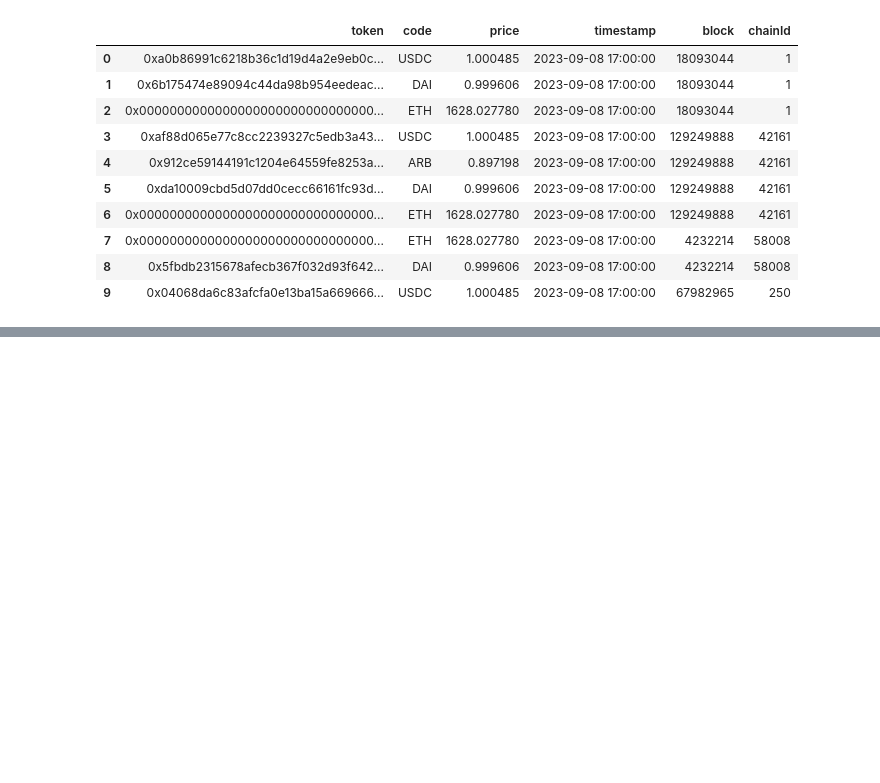
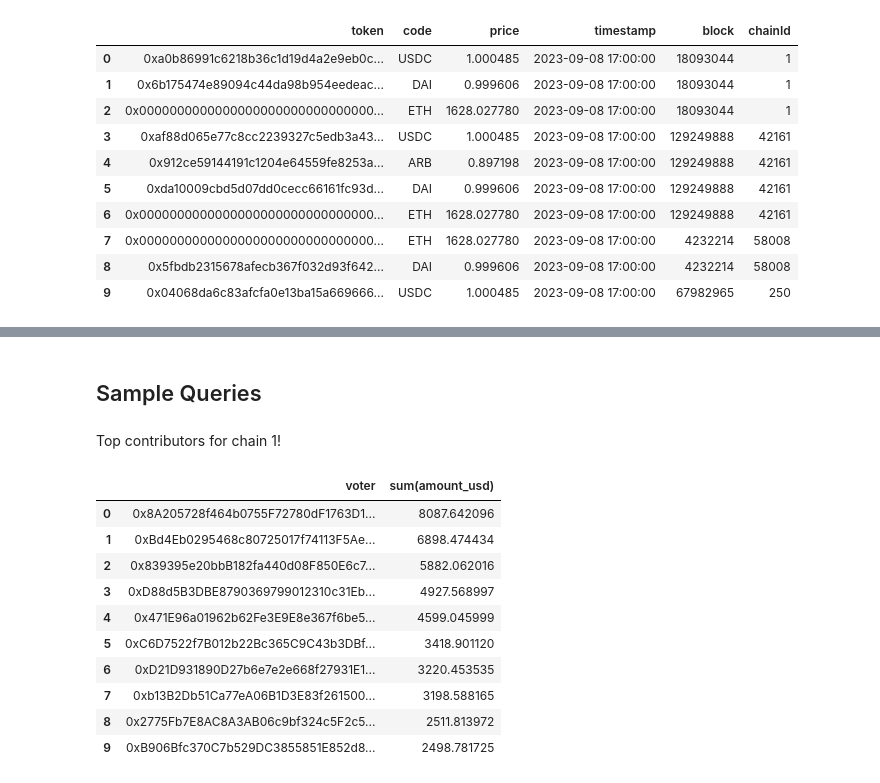
Before and after one commit to davidgasquez/gitcoin-grants-data-portal, a Jupyter notebook: reports/sandbox.ipynb, the cells around one changed output, grey strips where cells are left out. Saved outputs shown, nothing was run; the diff lists cells and outputs as text; code cells hidden in the pictures; blank space fills up the shorter version.

```diff
--- a/reports/sandbox.ipynb
+++ b/reports/sandbox.ipynb
@@ -81,0 +103,18 @@ c.execute("from public.rounds order by createdAtBlock desc limit 10").df()
+# %% [markdown]
+## Sample Queries
+# %% [markdown]
+Top contributors for chain 1!
+# %%
+query("select voter, sum(amount_usd) from round_votes where chain_id = 1 group by 1 order by 2 desc limit 10").df()
+# %% [output]
+|  | voter | sum(amount_usd) |
+| 0 | 0x8A205728f464b0755F72780dF1763D1... | 8087.642096 |
+| 1 | 0xBd4Eb0295468c80725017f74113F5Ae... | 6898.474434 |
+| 2 | 0x839395e20bbB182fa440d08F850E6c7... | 5882.062016 |
+| 3 | 0xD88d5B3DBE8790369799012310c31Eb... | 4927.568997 |
+| 4 | 0x471E96a01962b62Fe3E9E8e367f6be5... | 4599.045999 |
+| 5 | 0xC6D7522f7B012b22Bc365C9C43b3DBf... | 3418.901120 |
+| 6 | 0xD21D931890D27b6e7e2e668f27931E1... | 3220.453535 |
+| 7 | 0xb13B2Db51Ca77eA06B1D3E83f261500... | 3198.588165 |
+| 8 | 0x2775Fb7E8AC8A3AB06c9bf324c5F2c5... | 2511.813972 |
+| 9 | 0xB906Bfc370C7b529DC3855851E852d8... | 2498.781725 |
```
Also changed, not shown: parts of 22 cells of this notebook, 7 other files.
